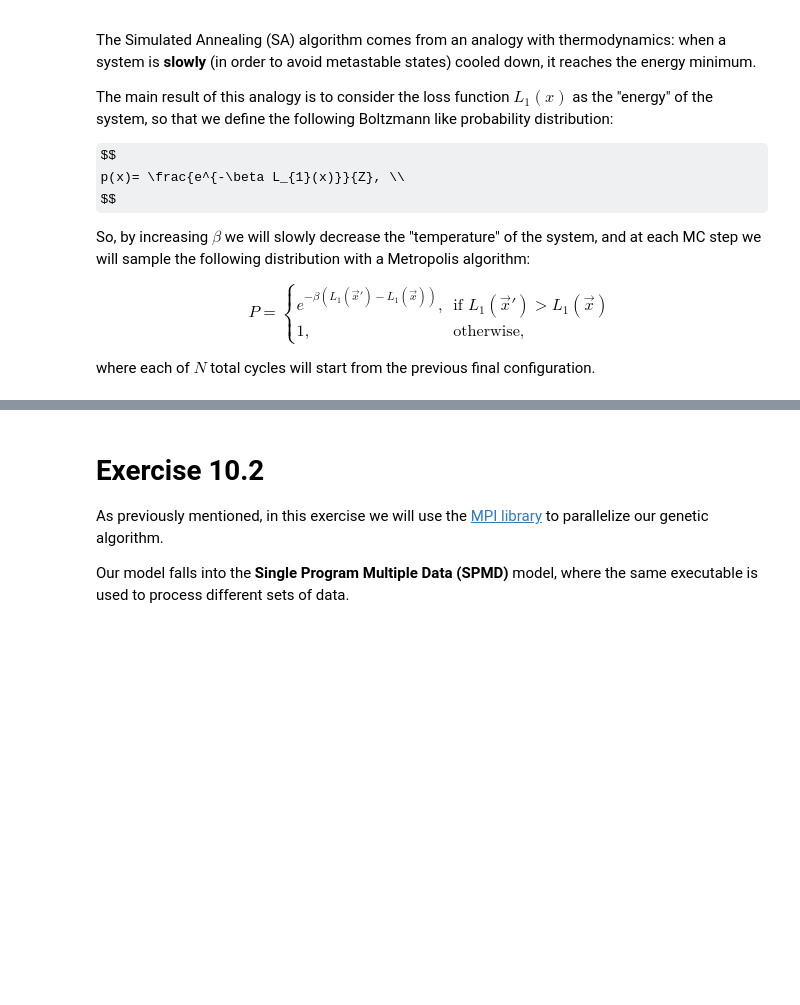
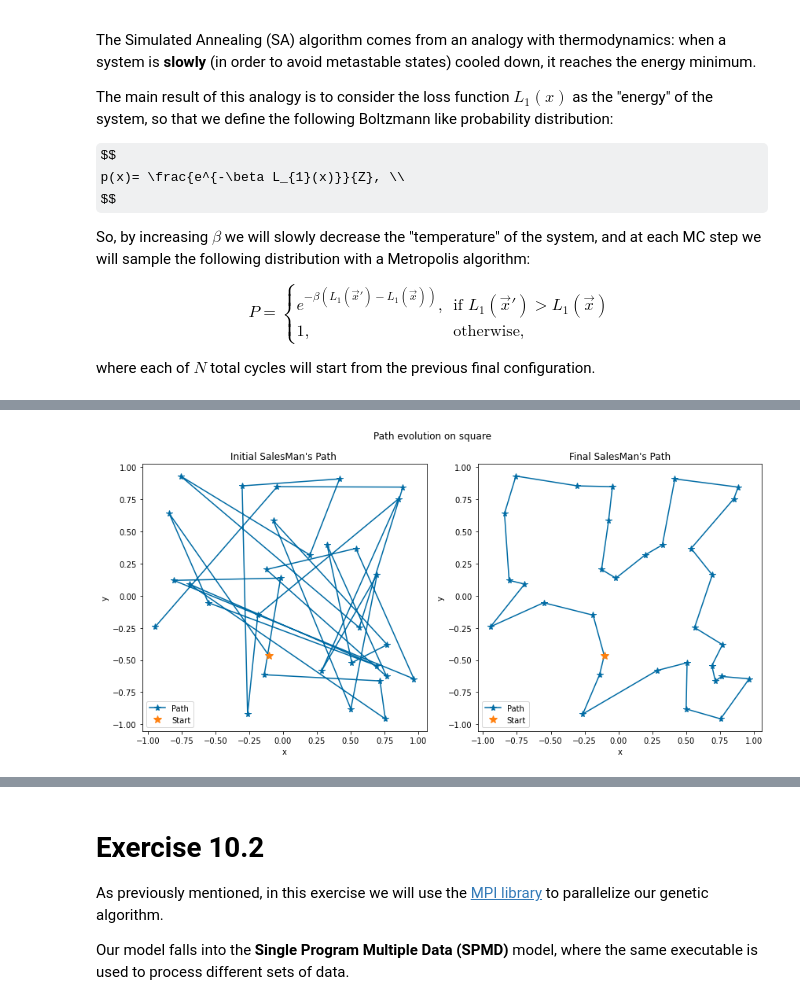
Before and after one commit to pyros-cyber/lsn, a Jupyter notebook: exercise10/exercise10.ipynb, the cells around one changed output, grey strips where cells are left out. Saved outputs shown, nothing was run; the diff lists cells and outputs as text; code cells hidden in the pictures; some formulas as TeX source; blank space fills up the shorter version.

Commit message:
add sa results

```diff
--- a/exercise10/exercise10.ipynb
+++ b/exercise10/exercise10.ipynb
@@ -34,3 +34,13 @@ P= \begin{cases}
 $$
 
 where each of $N$ total cycles will start from the previous final configuration.
+# %%
+shape = ('square', 'circumference')
+for i in range(2) :
+    res = open("build/ex10.1/results/ga_results_"+shape[i]+".txt", "r")
+    data = res.read()
+    print(data)
+for i in range(2) :
+    res = open("build/ex10.1/results/sa_results_"+shape[i]+".txt", "r")
+    data = res.read()
+    print(data)
@@ -36,0 +65,34 @@ where each of $N$ total cycles will start from the previous final configuration.
+# %%
+def path(shape) :
+    x,y = (np.genfromtxt('build/ex10.1/results/sa_cities_'+shape+ '.dat', usecols=i, autostrip=True) for i in range(2))
+    plt.subplots(figsize=(12,6))
+    plt.subplot(1,2,1)
+    if  shape == 'circumference' :
+        theta=np.linspace(0,2.*3.141593,num=200)
+        sinn=np.sin(theta); coss=np.cos(theta)
+        plt.plot(coss,sinn,color='k',linewidth=0.4)
+    plt.plot(x,y, '*-', markersize=8, label='Path')
+    plt.plot(x[0],y[0],'*', markersize=10, label='Start')
+    plt.xlabel('x')
+    plt.ylabel('y')
+    plt.legend(loc=0)
+    plt.title('Initial SalesMan\'s Path ')
+
+    x,y = (np.genfromtxt('build/ex10.1/results/sa_cities_final_'+ shape +'.dat', usecols=i, autostrip=True) for i in range(2))
+    plt.subplot(1,2,2)
+    plt.plot(x,y, '*-', markersize=8, label='Path')
+    if  shape == 'circumference' :
+        plt.plot(coss,sinn,color='k',linewidth=0.4)
+    plt.plot(x[0],y[0],'*', markersize=10, label='Start')
+    plt.xlabel('x')
+    plt.ylabel('y')
+    plt.title('Final SalesMan\'s Path')
+    plt.legend(loc=0)
+
+    plt.suptitle('Path evolution on '+shape)
+    plt.tight_layout()
+    plt.show()
+# %%
+path('square')
+# %% [output]
+[figure, added]
```
Also changed, not shown: parts of 5 cells of this notebook.
